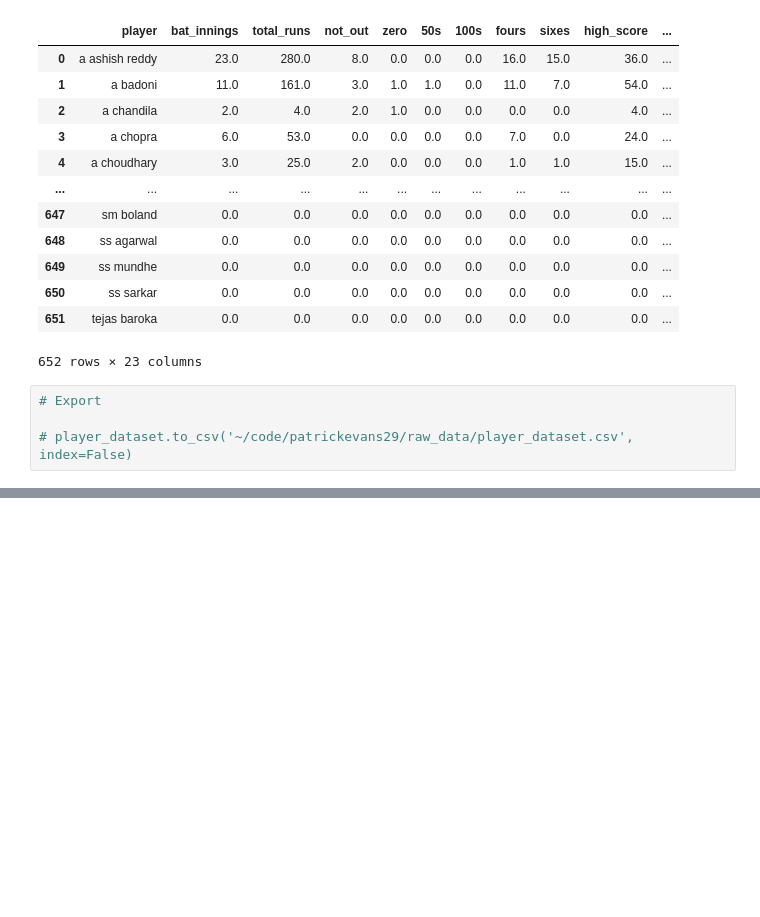
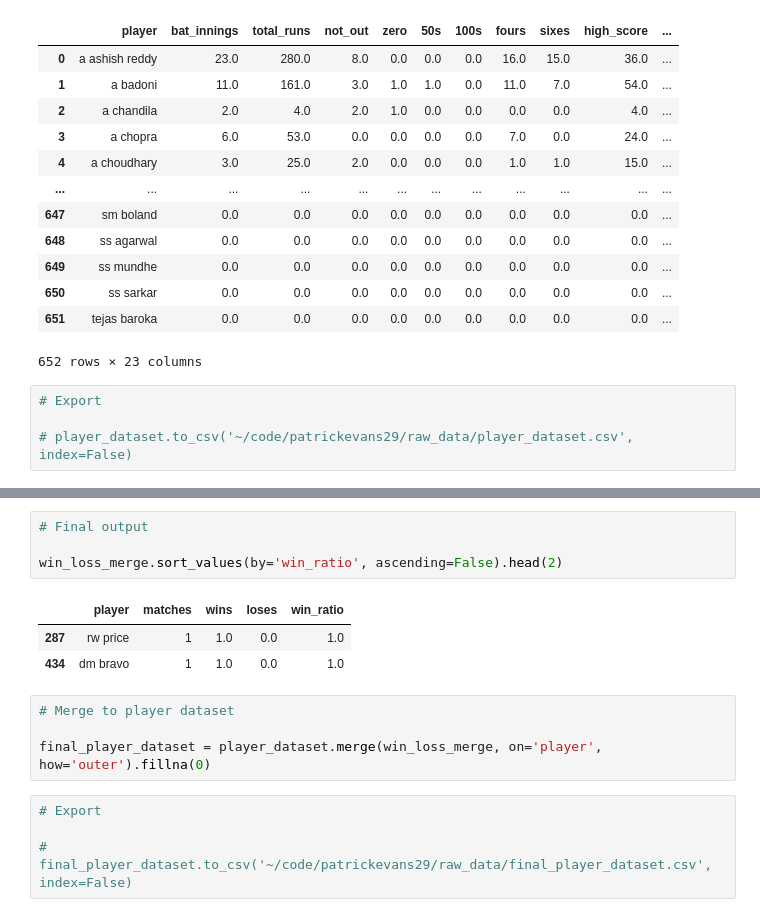
Before and after one commit to patrickevans29/ipl_prediction_model, a Jupyter notebook: notebooks/pknaggs_feature_creation.ipynb, the cells around one changed output, grey strips where cells are left out. Drawn from its saved outputs; the diff is of its cells as text; blank space fills up the shorter version.

```diff
--- a/notebooks/pknaggs_feature_creation.ipynb
+++ b/notebooks/pknaggs_feature_creation.ipynb
@@ -410,0 +564,16 @@ NameError: name 'row' is not defined
+# %%
+# Final output
+
+win_loss_merge.sort_values(by='win_ratio', ascending=False).head(2)
+# %% [output]
+|  | player | matches | wins | loses | win_ratio |
+| 287 | rw price | 1 | 1.0 | 0.0 | 1.0 |
+| 434 | dm bravo | 1 | 1.0 | 0.0 | 1.0 |
+# %%
+# Merge to player dataset
+
+final_player_dataset = player_dataset.merge(win_loss_merge, on='player', how='outer').fillna(0)
+# %%
+# Export
+
+# final_player_dataset.to_csv('~/code/patrickevans29/raw_data/final_player_dataset.csv', index=False)
```
Also changed, not shown: parts of 30 cells of this notebook.
